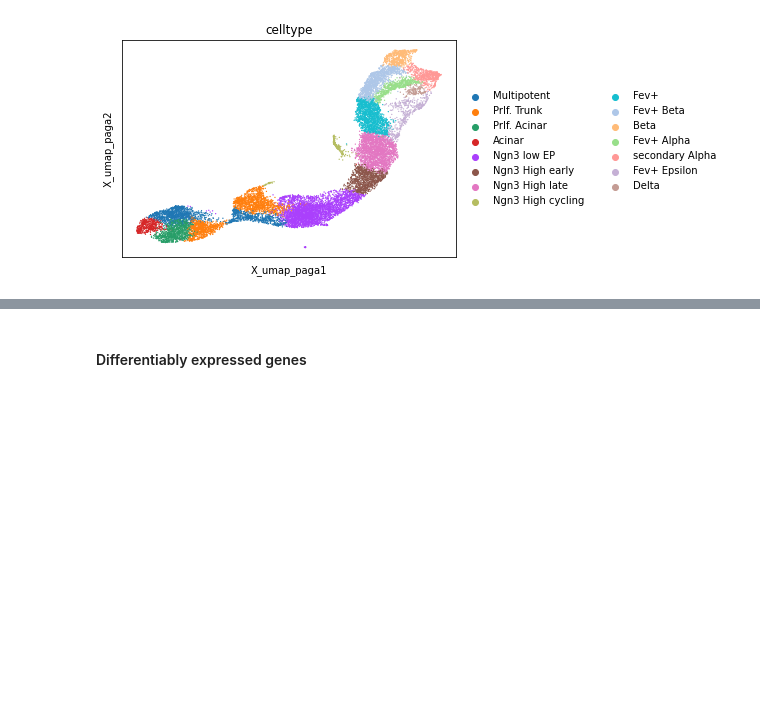
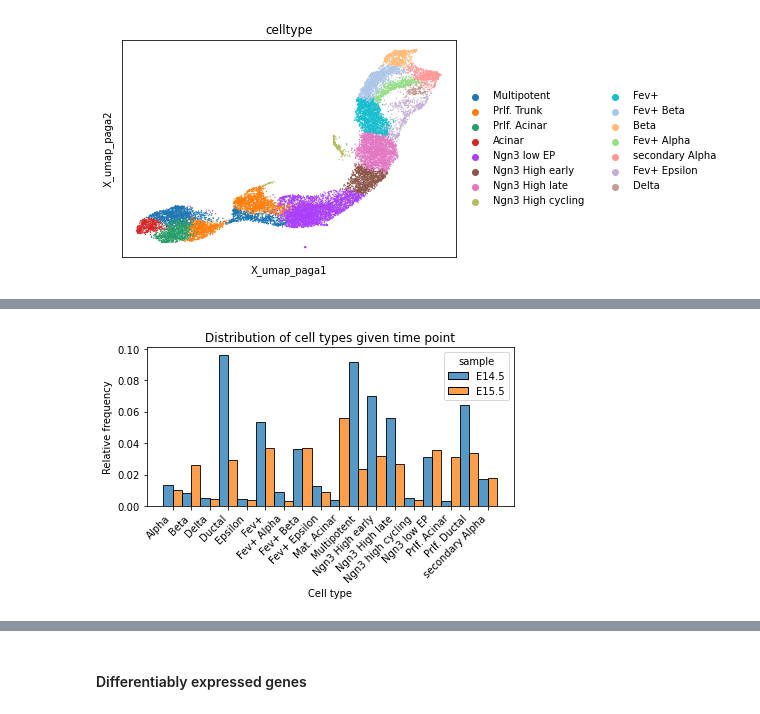
Before and after one commit to theislab/moscot-framework_reproducibility, a Jupyter notebook: 11_01_EDA.ipynb, the cells around one changed output, grey strips where cells are left out. Cells and saved outputs as stored; diff of their text form; code cells hidden in the pictures; blank space fills up the shorter version.

```diff
--- a/11_01_EDA.ipynb
+++ b/11_01_EDA.ipynb
@@ -52,0 +55,9 @@ plt.tight_layout()
+# %%
+sns.histplot(data=adata.obs, x="celltype_new", hue="sample", multiple='dodge', stat = 'density')
+plt.xlabel("Cell type")
+plt.ylabel("Relative frequency")
+plt.xticks(rotation=45, ha='right')
+plt.title("Distribution of cell types given time point")
+plt.tight_layout()
+# %% [output]
+[figure, added]
```
Also changed, not shown: parts of 10 cells of this notebook, 16 other files.
